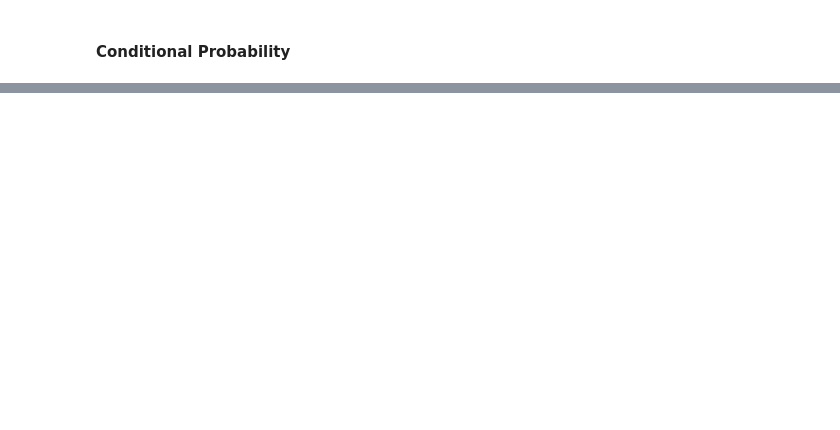
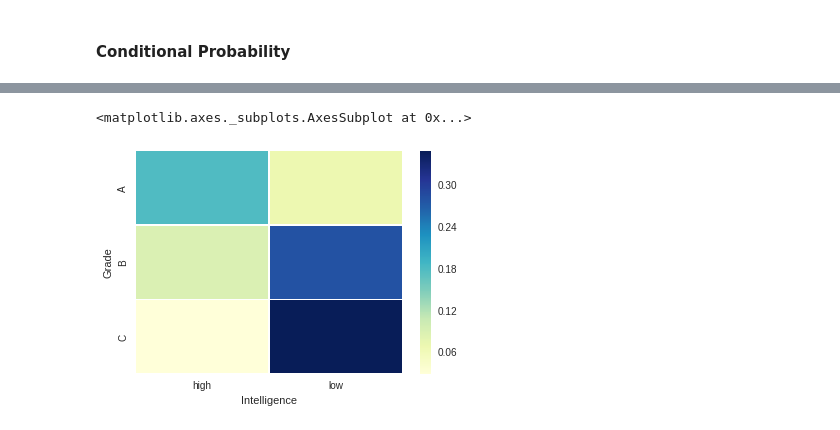
Before and after one commit to IFCE-Ciencia-da-Computacao-2011-2/UDM.316-Reconhecimento-de-Padroes, a Jupyter notebook: Probability.ipynb, the cells around one changed output, grey strips where cells are left out. Drawn from its saved outputs; the diff is of its cells as text; code cells hidden in the pictures; blank space fills up the shorter version.

```diff
--- a/Probability.ipynb
+++ b/Probability.ipynb
@@ -216,2 +330,5 @@ P(Intelligence | Grade)
 # %%
-P(Intelligence | (Grade=='A'))
+P(Grade, Intelligence).plot()
+# %% [output]
+<matplotlib.axes._subplots.AxesSubplot at 0x...>
+[figure, added]
```
Also changed, not shown: parts of 46 cells of this notebook.
